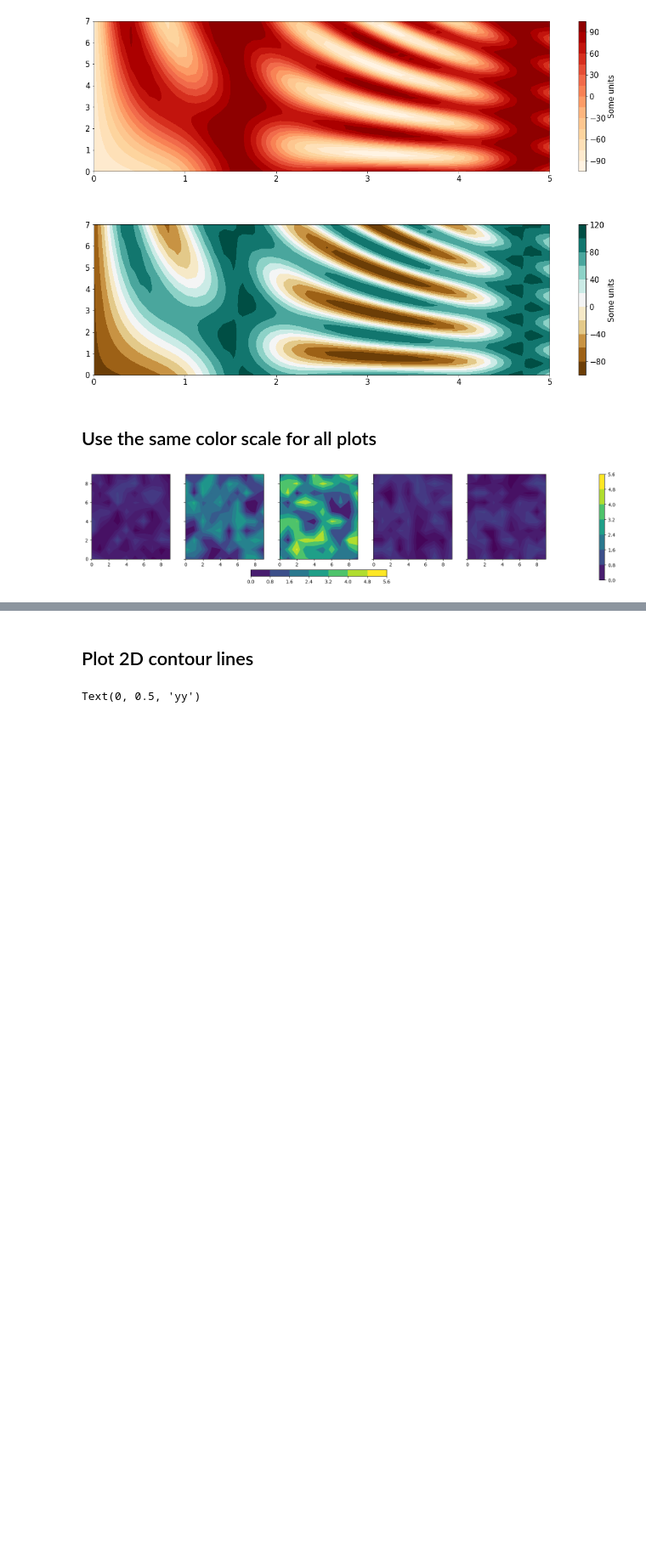
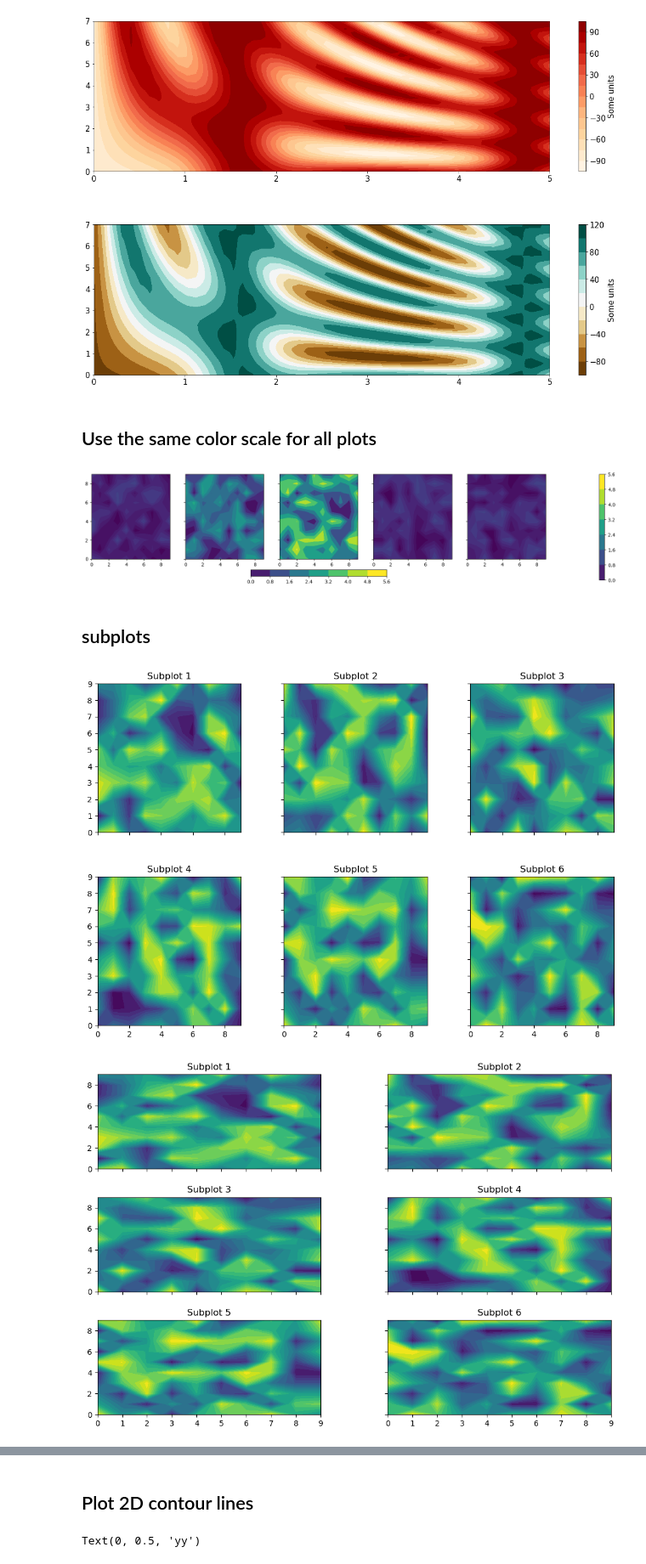
Before and after one commit to yihsuanchen/python, a Jupyter notebook: yhc_module_and_notes/notes-matplotlib_2d_contour.ipynb, the cells around one changed output, grey strips where cells are left out. Shown: that part at 85% size. Drawn from its saved outputs; the diff is of its cells as text; code cells hidden in the pictures; blank space fills up the shorter version.

Commit message:
subplots

```diff
--- a/yhc_module_and_notes/notes-matplotlib_2d_contour.ipynb
+++ b/yhc_module_and_notes/notes-matplotlib_2d_contour.ipynb
@@ -166,3 +166,35 @@ cbar_horizontal = fig.colorbar(contour3, ax=axs, orientation='horizontal', fract
 #data2
 # %% [output]
 [figure]
+# %% [markdown]
+## subplots
+# %%
+import matplotlib.pyplot as plt
+import numpy as np
+
+# Assuming you have some data for the plots (replace this with your data)
+data = [np.random.rand(10, 10) * 3 for _ in range(6)]
+
+# Function to create subplots with specified layout
+def create_subplots(layout):
+    fig, axs = plt.subplots(*layout, figsize=(12, 8), sharex=True, sharey=True)
+    return fig, axs
+
+# Try different layouts
+layouts = [(2, 3), (3, 2), (1,6)]  # You can add more layouts to try
+
+for layout in layouts:
+    fig, axs = create_subplots(layout)
+
+    # Plot your data in each subplot
+    for i, ax in enumerate(axs.flatten()):
+        ax.contourf(data[i], cmap='viridis', levels=20)
+        ax.set_title(f'Subplot {i + 1}')
+
+    # Adjust layout parameters
+    plt.subplots_adjust(wspace=0.3, hspace=0.3)  # Adjust as needed
+
+    plt.show()
+# %% [output]
+[figure, added]
+[figure, added]
```
Also changed, not shown: parts of 1 cell of this notebook.
